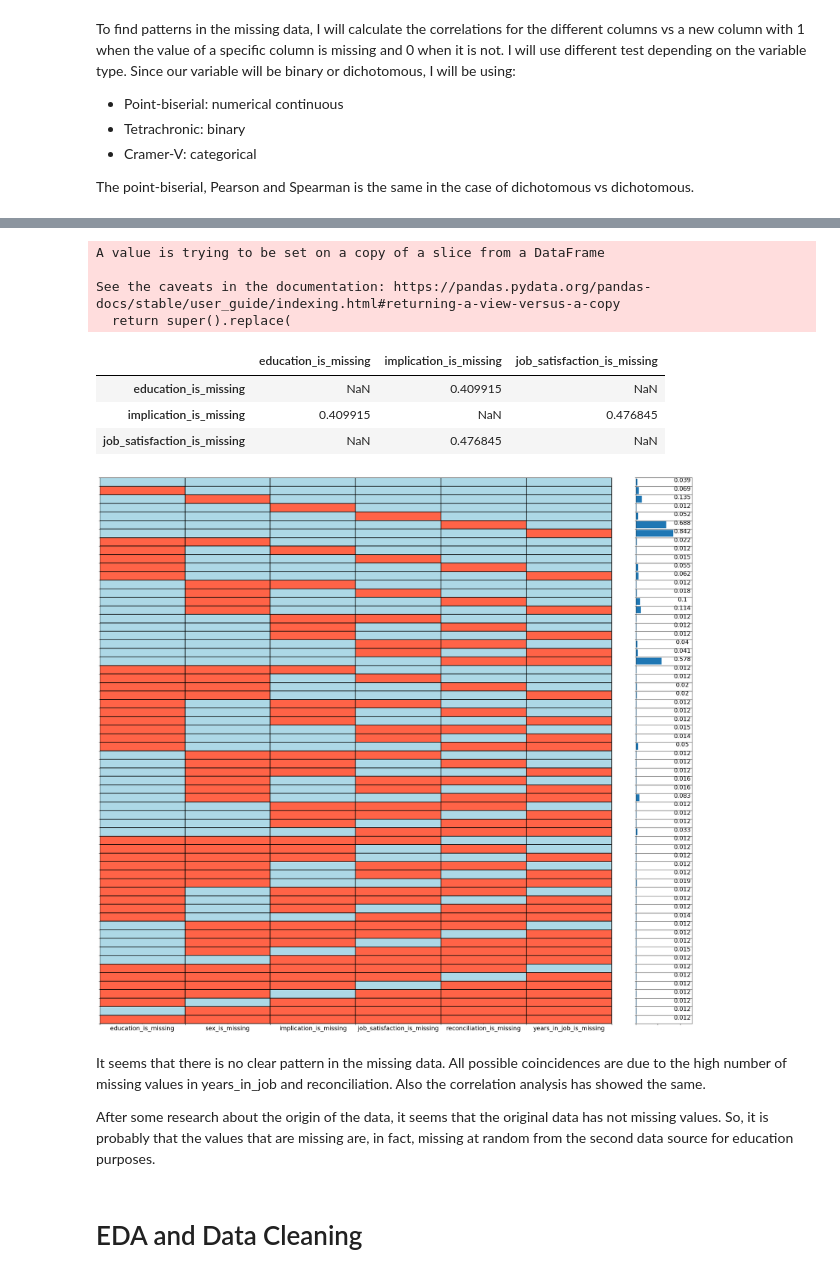
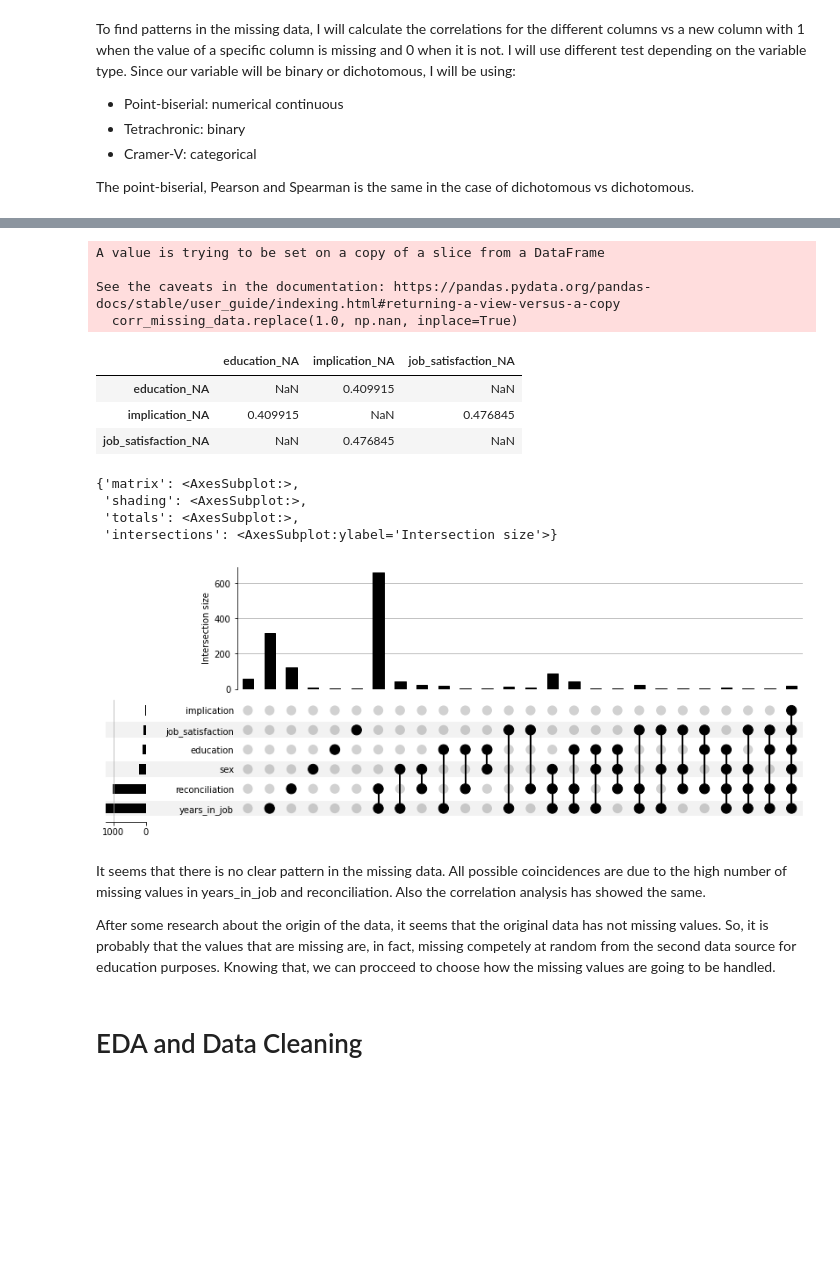
Before and after one commit to AlmudenaZhou/employee_attrition, a Jupyter notebook: Business Analytics.ipynb, the cells around one changed output, grey strips where cells are left out. Saved outputs shown, nothing was run; the diff lists cells and outputs as text; code cells hidden in the pictures; blank space fills up the shorter version.

Commit message:
[FEATURE] Added deepen analysis of the missing values with the new changes in tools

```diff
--- a/Business Analytics.ipynb
+++ b/Business Analytics.ipynb
@@ -35,6 +38,6 @@ from itertools import chain, combinations
 # %%
 ds_attrition = pd.read_csv('data/AbandonoEmpleados.csv', sep=';')
-ds_attrition.columns = pd.Series(ds_resign.columns).replace(spanish_english_cols_dict)
+ds_attrition.columns = pd.Series(ds_attrition.columns).replace(spanish_english_cols_dict)
 ds_attrition.replace(spanish_english_values, inplace=True)
 ds_attrition.dtypes
 # %% [output]
@@ -229,2 +275,3 @@ def add_missing_columns_to_df(data):
 # %%
-ds_attrition_pattern_md = add_missing_columns_to_df(ds_attrition)
+ds_attrition_pattern_md = ds_attrition.missing.bind_shadow_matrix(True, False, only_missing=True)
+ds_attrition_pattern_md.head()
@@ -248,13 +295,13 @@ ds_attrition_pattern_md.head()
 def correlation_pointbiserialr(x, y):
     return stats.pointbiserialr(x, y).correlation
 # %%
-correlation_info(ds_attrition_pattern_md, correlation_pointbiserialr, 0.4)
+correlation_info(ds_attrition_pattern_md, correlation_pointbiserialr, corr_threshold=0.4)
 # %% [output]
 A value is trying to be set on a copy of a slice from a DataFrame
 
 See the caveats in the documentation: https://pandas.pydata.org/pandas-docs/stable/user_guide/indexing.html#returning-a-view-versus-a-copy
-  return super().replace(
+  corr_missing_data.replace(1.0, np.nan, inplace=True)
-|  | education_is_missing | implication_is_missing | job_satisfaction_is_missing |
-| education_is_missing | NaN | 0.409915 | NaN |
-| implication_is_missing | 0.409915 | NaN | 0.476845 |
-| job_satisfaction_is_missing | NaN | 0.476845 | NaN |
+|  | education_NA | implication_NA | job_satisfaction_NA |
+| education_NA | NaN | 0.409915 | NaN |
+| implication_NA | 0.409915 | NaN | 0.476845 |
+| job_satisfaction_NA | NaN | 0.476845 | NaN |
@@ -354,12 +308,15 @@ def mice_plot_simulation(orig_data, sorted_output_by='frequency',
 # %%
-mice_plot_simulation(ds_attrition_pattern_md, sorted_output_by=None,
-                         drop_zeros=True, drop_duplicated_missing_comb=False)
+ds_attrition_pattern_md.missing.missing_upsetplot()
 # %% [output]
+{'matrix': <AxesSubplot:>,
+ 'shading': <AxesSubplot:>,
+ 'totals': <AxesSubplot:>,
+ 'intersections': <AxesSubplot:ylabel='Intersection size'>}
-[figure, old version]
+[figure, new version]
 # %% [markdown]
 It seems that there is no clear pattern in the missing data. All possible coincidences are due to the high number of missing values in years_in_job and reconciliation. Also the correlation analysis has showed the same.
 
-After some research about the origin of the data, it seems that the original data has not missing values. So, it is probably that the values that are missing are, in fact, missing at random from the second data source for education purposes.
+After some research about the origin of the data, it seems that the original data has not missing values. So, it is probably that the values that are missing are, in fact, missing competely at random from the second data source for education purposes. Knowing that, we can procceed to choose how the missing values are going to be handled.
 # %% [markdown]
 # EDA and Data Cleaning
 # %% [markdown]
```
Also changed, not shown: parts of 30 cells of this notebook.
